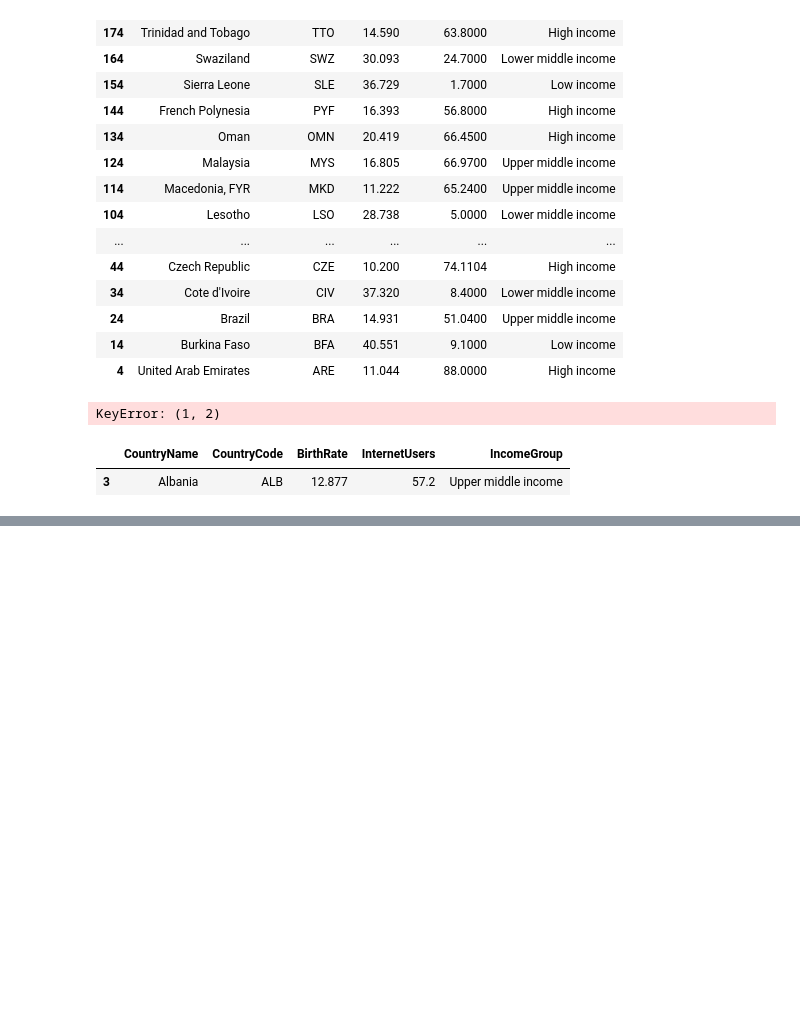
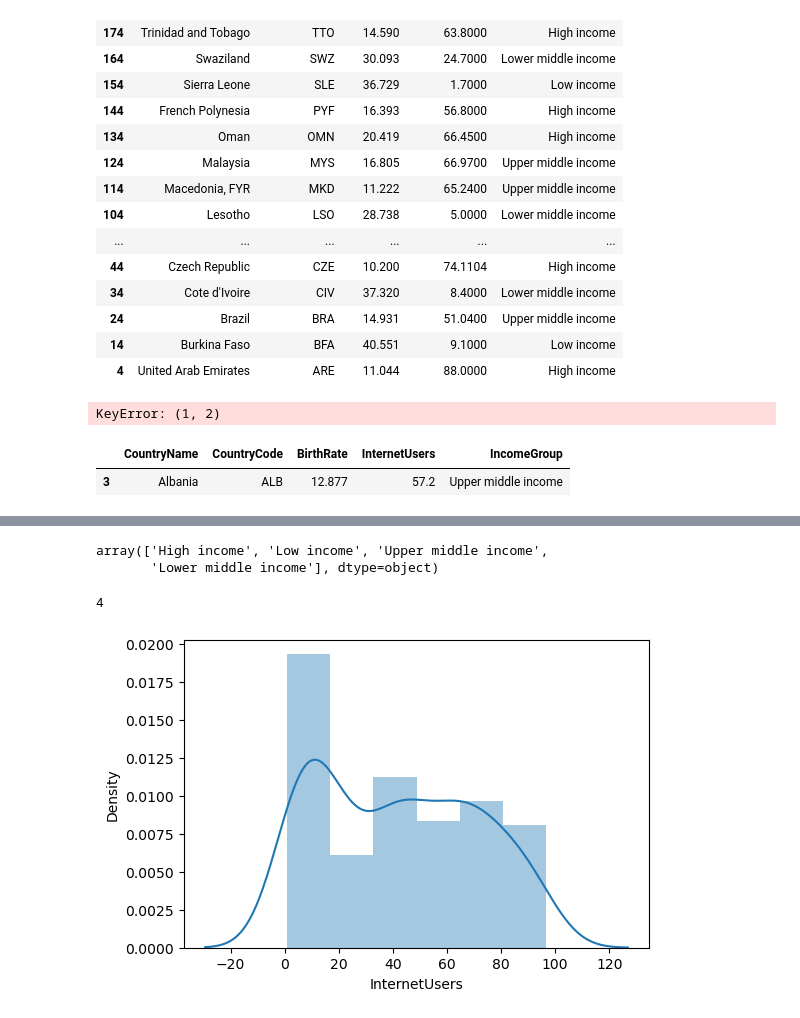
Before and after one commit to Ram2002-ai/DataScience_NareshIt, a Jupyter notebook: Python_libraries/Pandas.ipynb, the cells around one changed output, grey strips where cells are left out. Drawn from its saved outputs; the diff is of its cells as text; code cells hidden in the pictures; blank space fills up the shorter version.

```diff
--- a/Python_libraries/Pandas.ipynb
+++ b/Python_libraries/Pandas.ipynb
@@ -396,0 +401,2 @@ df[3:4]
+# %%
+df.columns=['a','b','c','d']
@@ -396,0 +405,2 @@ df[3:4]
+# %%
+df.columns=['CountryName',	'CountryCode',	'BirthRate',	'InternetUsers',	'IncomeGroup']
@@ -396,0 +551,2 @@ df[3:4]
+# %%
+df['Prod_IB']=df.BirthRate*df.InternetUsers
@@ -396,0 +562,2 @@ df[3:4]
+# %%
+df=df.drop('Prod_IB',axis=1) # IN Pandas axis 1 = columns and axis 0 =rows
@@ -396,0 +609,9 @@ df[3:4]
+# %%
+df.IncomeGroup.unique()
+# %% [output]
+array(['High income', 'Low income', 'Upper middle income',
+       'Lower middle income'], dtype=object)
+# %%
+df.IncomeGroup.nunique()
+# %% [output]
+4
@@ -396,0 +623,6 @@ df[3:4]
+# %%
+plt.figure(figsize=(6,4))
+sns.distplot(df['InternetUsers'])
+plt.show()
+# %% [output]
+[figure, added]
```
Also changed, not shown: parts of 41 cells of this notebook, 2 other files.
